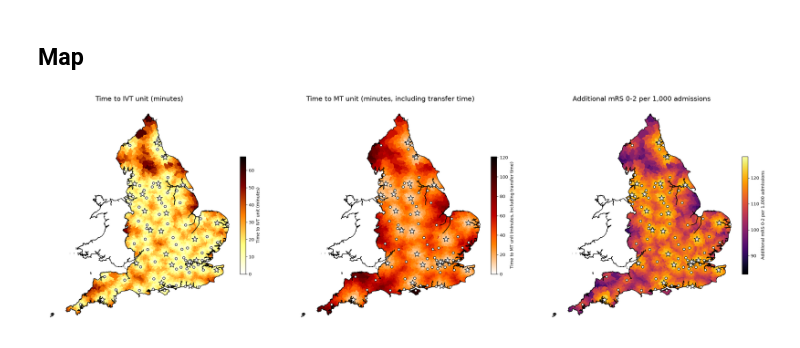
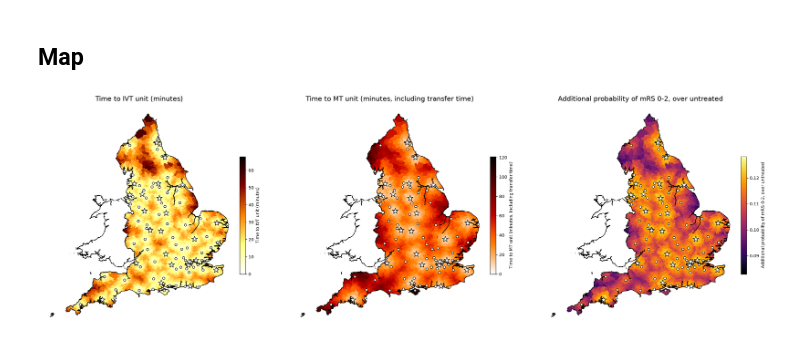
Before and after one commit to stroke-optimist/thrombectomy_location_2026, a Jupyter notebook: 00_single_run.ipynb, the cells around one changed output. Cells and saved outputs as stored; diff of their text form; code cells hidden in the pictures.

```diff
--- a/00_single_run.ipynb
+++ b/00_single_run.ipynb
@@ -147,12 +147,12 @@ data = lsoa_gdf.merge(results, left_on='LSOA11NM', right_on='area_lower', how='r
 from matplotlib.colors import Normalize
 from matplotlib.cm import ScalarMappable
 
-data['Additional mRS 0-2 per 1,000 admissions'] = \
-    data['drip_ship_mrs_0-2_improvement_over_no_treatment']*1000
+data['treated_improved_p_mrs_0-2'] = \
+    data['drip_ship_mrs_0-2_improvement_over_no_treatment']
 
 columns = ['nearest_ivt_time_no_bias',
            'nearest_mt_time',
-           'Additional mRS 0-2 per 1,000 admissions']
+           'treated_improved_p_mrs_0-2']
 
 color_schemes = ['afmhot_r',
                  'gist_heat_r',
@@ -160,7 +160,7 @@ color_schemes = ['afmhot_r',
 
 labels = ['Time to IVT unit (minutes)',
           'Time to MT unit (minutes, including transfer time)',
-          'Additional mRS 0-2 per 1,000 admissions']
+          'Additional probability of mRS 0-2, over untreated']
 
 fig = plt.figure(figsize=(30, 10))
 
@@ -194,31 +194,31 @@ for i in range(3):
 
     england.plot(ax=ax, edgecolor='k', facecolor='none', linewidth=1)
 
     ivt_mask = pd.to_numeric(hospitals_gdf['Use_IVT'], errors='coerce').eq(1)
     mt_mask = pd.to_numeric(hospitals_gdf['Use_MT'], errors='coerce').eq(1)
 
     hospitals_gdf.loc[ivt_mask].plot(
         ax=ax, edgecolor='k', facecolor='w', markersize=30, marker='o', zorder=99
     )
     hospitals_gdf.loc[mt_mask].plot(
         ax=ax, edgecolor='k', facecolor='w', markersize=200, marker='*', zorder=99
 )
 
     fig.colorbar(
         ScalarMappable(norm=norm, cmap=cmap),
         ax=ax,
         shrink=0.5,      # shrink the colorbar to 50% of its original size
         pad=0.01,        # gap between map and colorbar (default 0.05)
         fraction=0.05,   # width of colorbar relative to the axes
         label=labels[i],
     )
 
     ax.set_title(labels[i], fontsize=16)
 
     ax.apply_aspect()
     ax.set_axis_off()
 
 plt.savefig(f'./output/map_three_in_one_{SCENARIO_NAME}.png', dpi=300, bbox_inches='tight')
 plt.show()
 # %% [output]
-[figure, old version]
+[figure, new version]
```
Also changed, not shown: parts of 3 cells of this notebook, 8 other files.
